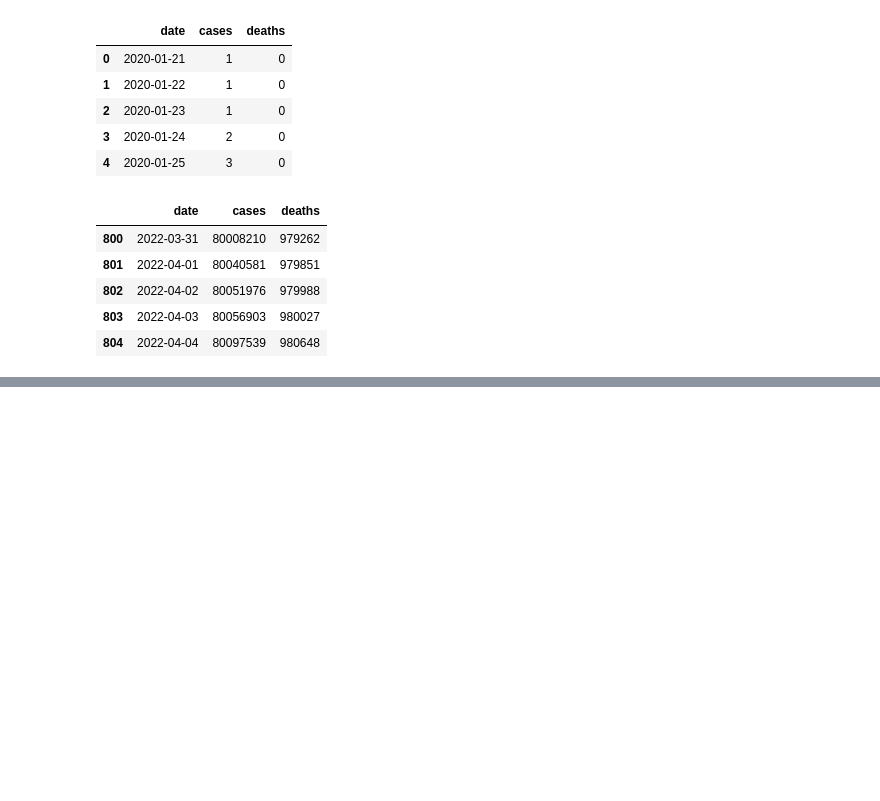
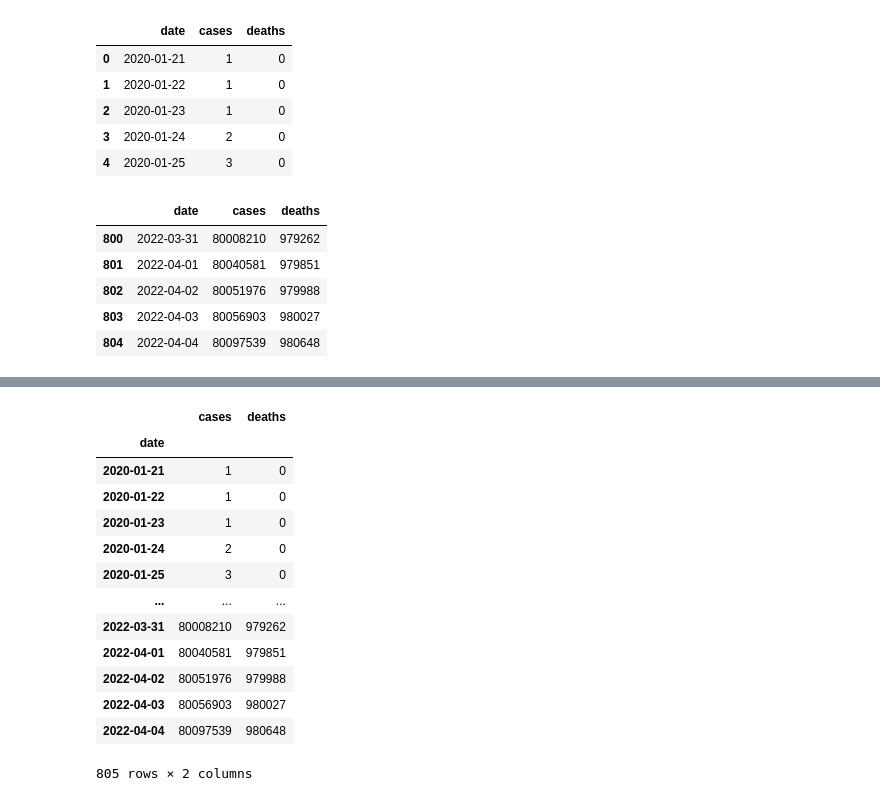
Before and after one commit to ak7588/ProjectsInProgrammingFinal, a Jupyter notebook: Projects_in_Programming_Finall_Project.ipynb, the cells around one changed output, grey strips where cells are left out. Drawn from its saved outputs; the diff is of its cells as text; code cells hidden in the pictures; blank space fills up the shorter version.

```diff
--- a/Projects_in_Programming_Finall_Project.ipynb
+++ b/Projects_in_Programming_Finall_Project.ipynb
@@ -228,0 +249,17 @@ covid_data.tail()
+# %%
+covid_data
+# %% [output]
+|  | cases | deaths |
+| date |  |  |
+| 2020-01-21 | 1 | 0 |
+| 2020-01-22 | 1 | 0 |
+| 2020-01-23 | 1 | 0 |
+| 2020-01-24 | 2 | 0 |
+| 2020-01-25 | 3 | 0 |
+| ... | ... | ... |
+| 2022-03-31 | 80008210 | 979262 |
+| 2022-04-01 | 80040581 | 979851 |
+| 2022-04-02 | 80051976 | 979988 |
+| 2022-04-03 | 80056903 | 980027 |
+| 2022-04-04 | 80097539 | 980648 |
+805 rows × 2 columns
```
Also changed, not shown: parts of 4 cells of this notebook.
